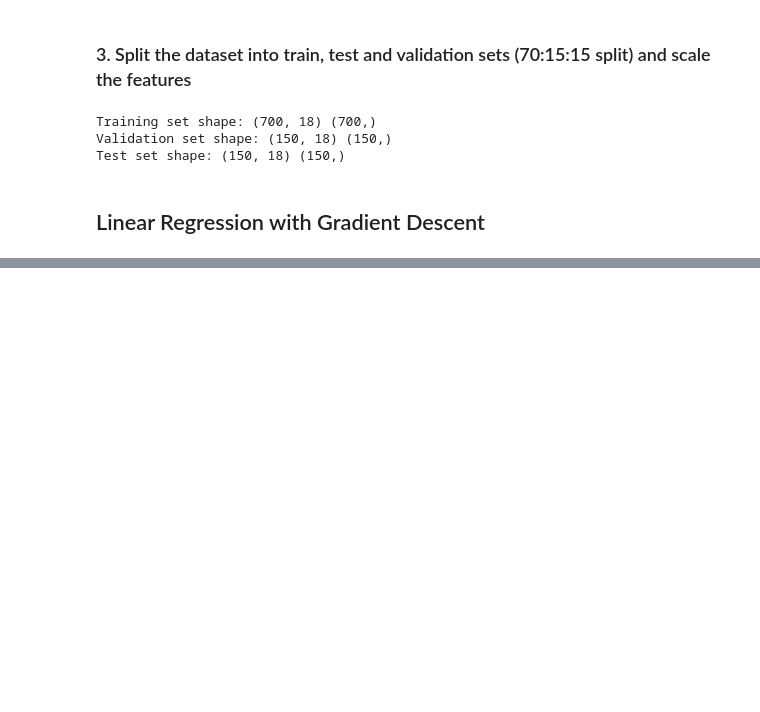
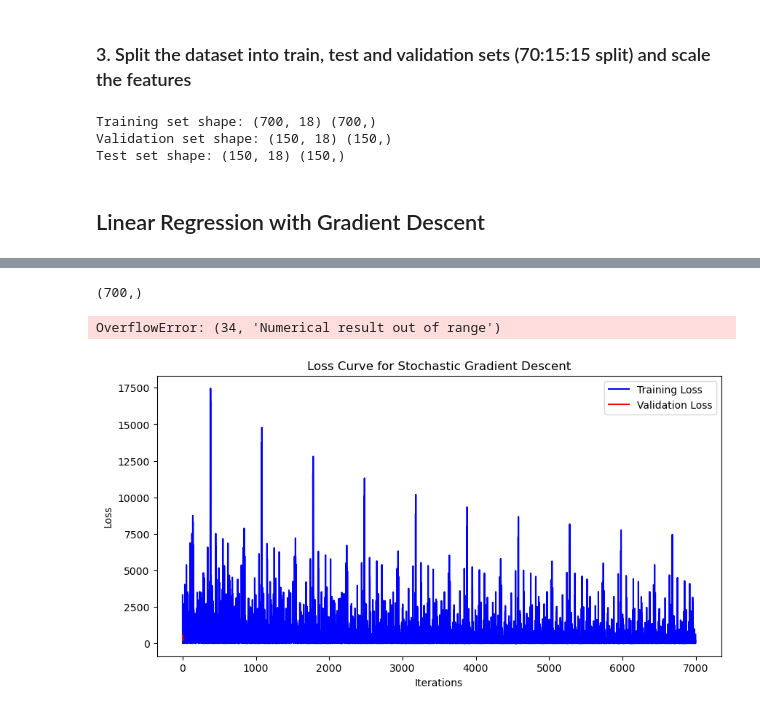
Before and after one commit to anshium/smai-assignment-1, a Jupyter notebook: Question_1/q1.ipynb, the cells around one changed output, grey strips where cells are left out. Cells and saved outputs as stored; diff of their text form; code cells hidden in the pictures; blank space fills up the shorter version.

```diff
--- a/Question_1/q1.ipynb
+++ b/Question_1/q1.ipynb
@@ -248,0 +286,3 @@ def do2_2():
+# %%
+X_train, X_val, X_test = X[:700], X[700:850], X[850:]
+y_train, y_val, y_test = y[:700], y[700:850], y[850:]
@@ -248,0 +305,3 @@ def do2_2():
+# %%
+X_train, X_val, X_test = np.array(X_train), np.array(X_val), np.array(X_test)
+y_train, y_val, y_test = np.array(y_train), np.array(y_val), np.array(y_test)
@@ -248,0 +318,15 @@ def do2_2():
+# %%
+y_train.shape
+# %% [output]
+(700,)
+# %%
+init_method = "random"
+
+# w_sgd, b_sgd, training_losses_sgd, validation_losses_sgd = stochastic_gd(X_train, y_train, X_val, y_val, init_method)
+w_sgd, b_sgb, training_losses_sgd, validation_losses_sgd = stochastic_gd(X_train, y_train, X_val, y_val)
+# %% [output]
+OverflowError: (34, 'Numerical result out of range')
+# %%
+plot_results("Stochastic Gradient Descent", training_losses_sgd, validation_losses_sgd)
+# %% [output]
+[figure, added]
```
Also changed, not shown: parts of 6 cells of this notebook, 30 other files.
